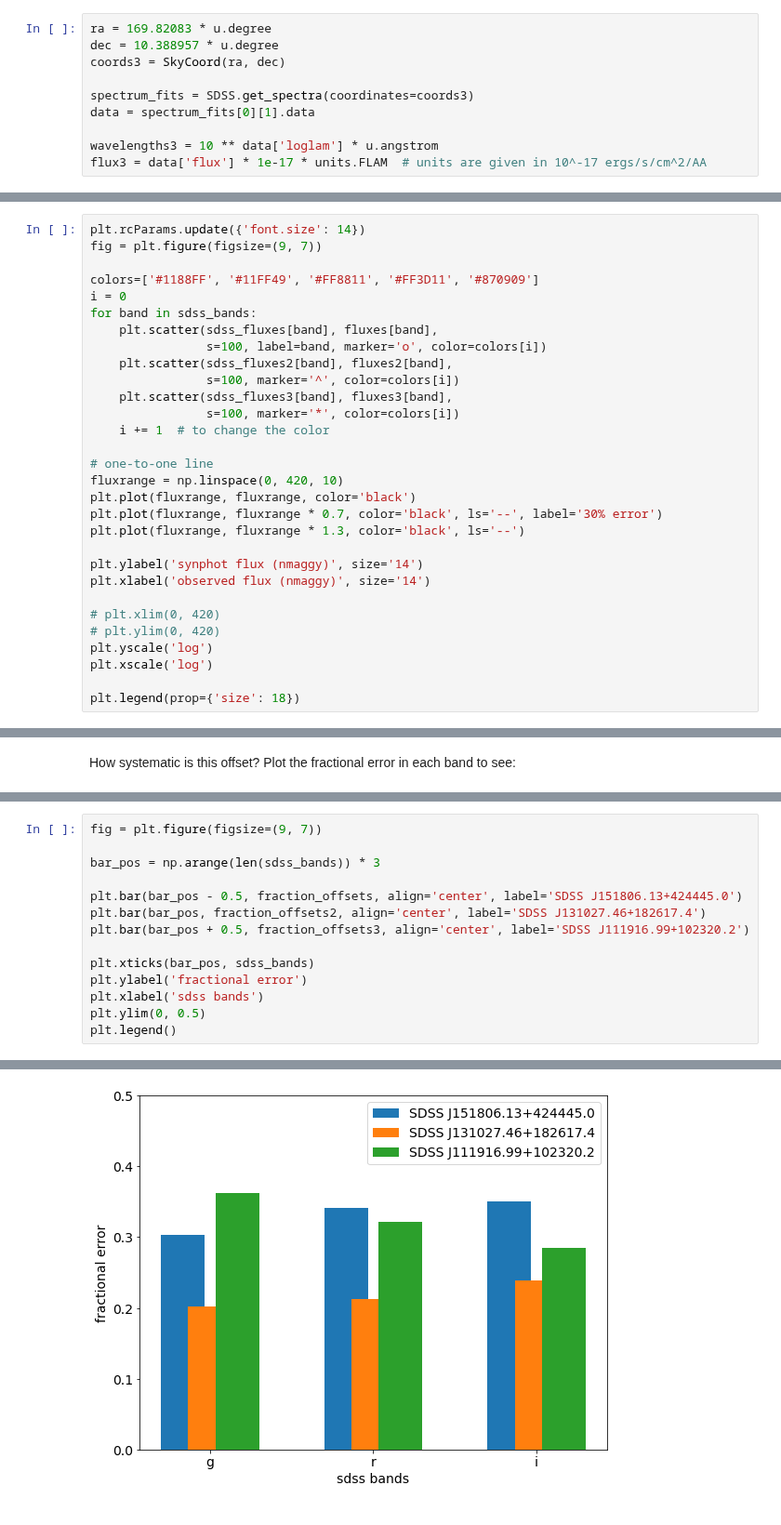
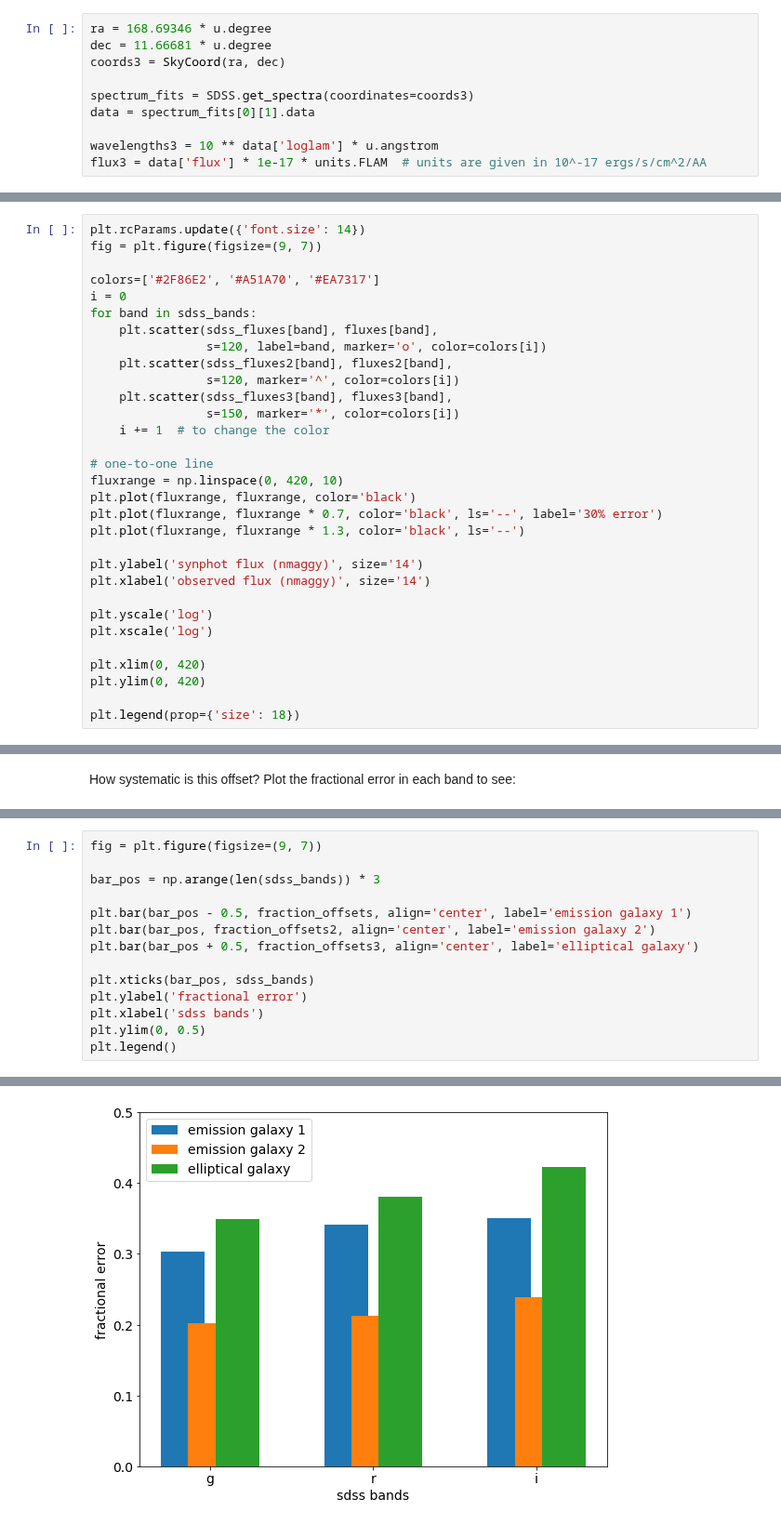
Before and after one commit to tcjansen/GSoC, a Jupyter notebook: empirical_photometry.ipynb, the cells around one changed output, grey strips where cells are left out. Shown at 93% size. Saved outputs shown, nothing was run; the diff lists cells and outputs as text.

Commit message:
Used a different elliptical galaxy

```diff
--- a/empirical_photometry.ipynb
+++ b/empirical_photometry.ipynb
@@ -73,8 +73,8 @@ print(spectrum_fits)
 # %% [markdown]
 Set coordinates and get the spectrum for <a href="http://skyserver.sdss.org/dr15/en/tools/quicklook/summary.aspx?id=1237660615047381169">an elliptical galaxy</a> so we can see if the flux offset between `synphot` and that observed persists.
 # %%
-ra = 169.82083 * u.degree
-dec = 10.388957 * u.degree
+ra = 168.69346 * u.degree
+dec = 11.66681 * u.degree
 coords3 = SkyCoord(ra, dec)
 
 spectrum_fits = SDSS.get_spectra(coordinates=coords3)
@@ -263,15 +263,15 @@ Compare the `synphot` fluxes to the observed fluxes by plotting on a 1-1 line:
 plt.rcParams.update({'font.size': 14})
 fig = plt.figure(figsize=(9, 7))
 
-colors=['#1188FF', '#11FF49', '#FF8811', '#FF3D11', '#870909']
+colors=['#2F86E2', '#A51A70', '#EA7317']
 i = 0
 for band in sdss_bands:
     plt.scatter(sdss_fluxes[band], fluxes[band],
-                s=100, label=band, marker='o', color=colors[i])
+                s=120, label=band, marker='o', color=colors[i])
     plt.scatter(sdss_fluxes2[band], fluxes2[band],
-                s=100, marker='^', color=colors[i])
+                s=120, marker='^', color=colors[i])
     plt.scatter(sdss_fluxes3[band], fluxes3[band],
-                s=100, marker='*', color=colors[i])
+                s=150, marker='*', color=colors[i])
     i += 1  # to change the color
 
 # one-to-one line
@@ -283,11 +283,12 @@ plt.plot(fluxrange, fluxrange * 1.3, color='black', ls='--')
 plt.ylabel('synphot flux (nmaggy)', size='14')
 plt.xlabel('observed flux (nmaggy)', size='14')
 
-# plt.xlim(0, 420)
-# plt.ylim(0, 420)
 plt.yscale('log')
 plt.xscale('log')
 
+plt.xlim(0, 420)
+plt.ylim(0, 420)
+
 plt.legend(prop={'size': 18})
 # %% [output]
 <matplotlib.legend.Legend at 0x...>
@@ -310,17 +311,17 @@ fraction_offsets, fraction_offsets2, fraction_offsets3
 # %%
 fig = plt.figure(figsize=(9, 7))
 
 bar_pos = np.arange(len(sdss_bands)) * 3
 
-plt.bar(bar_pos - 0.5, fraction_offsets, align='center', label='SDSS J151806.13+424445.0')
-plt.bar(bar_pos, fraction_offsets2, align='center', label='SDSS J131027.46+182617.4')
-plt.bar(bar_pos + 0.5, fraction_offsets3, align='center', label='SDSS J111916.99+102320.2')
+plt.bar(bar_pos - 0.5, fraction_offsets, align='center', label='emission galaxy 1')
+plt.bar(bar_pos, fraction_offsets2, align='center', label='emission galaxy 2')
+plt.bar(bar_pos + 0.5, fraction_offsets3, align='center', label='elliptical galaxy')
 
 plt.xticks(bar_pos, sdss_bands)
 plt.ylabel('fractional error')
 plt.xlabel('sdss bands')
 plt.ylim(0, 0.5)
 plt.legend()
 # %% [output]
 <matplotlib.legend.Legend at 0x...>
-[figure, old version]
+[figure, new version]
```
Also changed, not shown: parts of 6 cells of this notebook.
